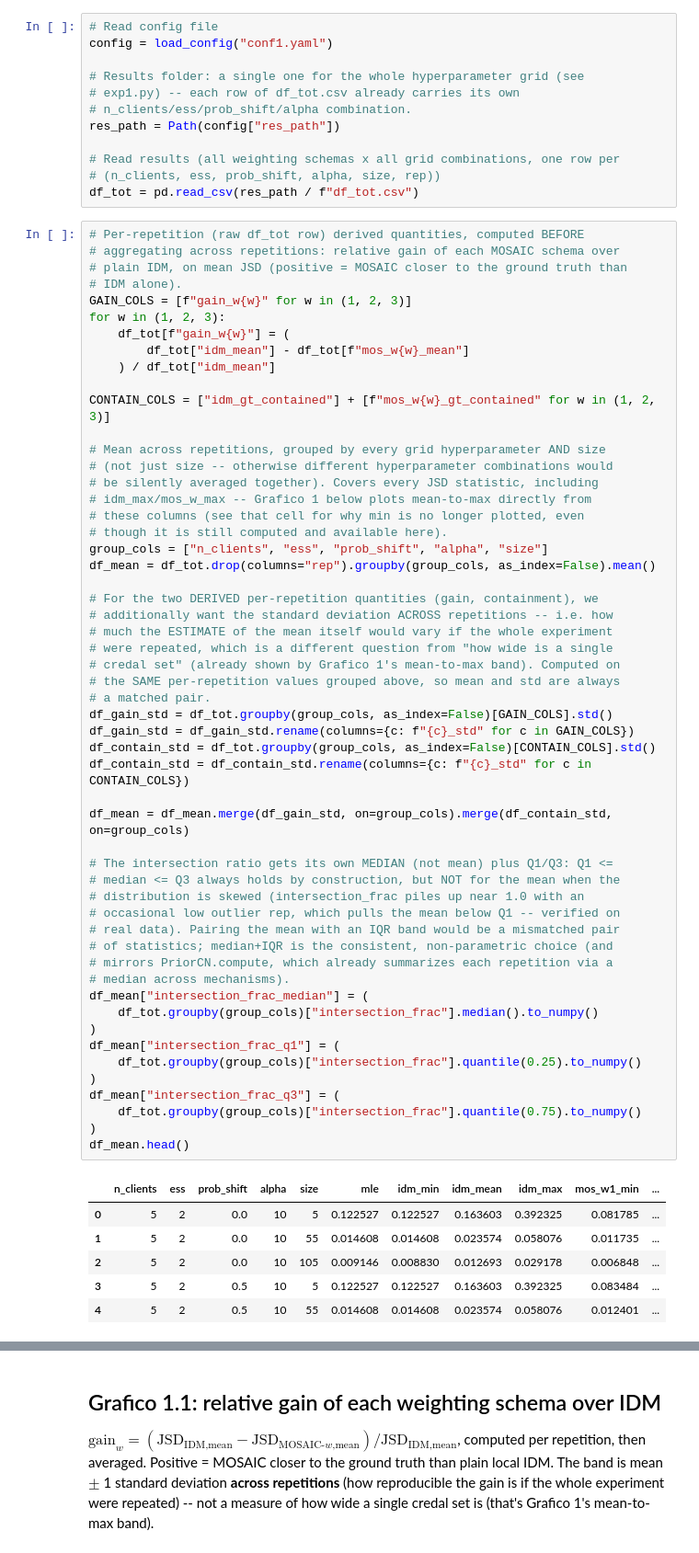
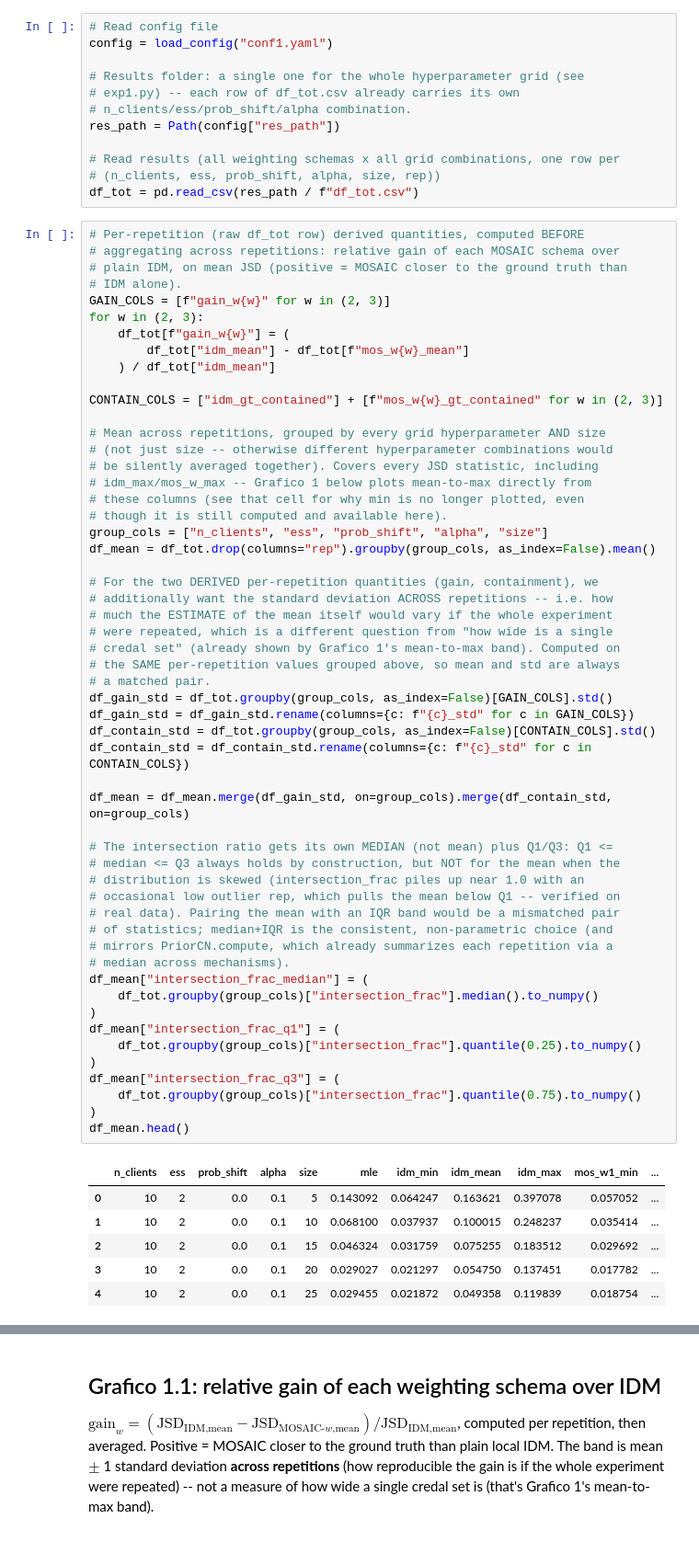
Before and after one commit to Niccolo-Rocchi/BN-FPL, a Jupyter notebook: plot1.ipynb, the cells around one changed output, grey strips where cells are left out. Shown at 92% size. Cells and saved outputs as stored; diff of their text form.

```diff
--- a/plot1.ipynb
+++ b/plot1.ipynb
@@ -32,13 +32,13 @@ df_tot = pd.read_csv(res_path / f"df_tot.csv")
 # aggregating across repetitions: relative gain of each MOSAIC schema over
 # plain IDM, on mean JSD (positive = MOSAIC closer to the ground truth than
 # IDM alone).
-GAIN_COLS = [f"gain_w{w}" for w in (1, 2, 3)]
-for w in (1, 2, 3):
+GAIN_COLS = [f"gain_w{w}" for w in (2, 3)]
+for w in (2, 3):
     df_tot[f"gain_w{w}"] = (
         df_tot["idm_mean"] - df_tot[f"mos_w{w}_mean"]
     ) / df_tot["idm_mean"]
 
-CONTAIN_COLS = ["idm_gt_contained"] + [f"mos_w{w}_gt_contained" for w in (1, 2, 3)]
+CONTAIN_COLS = ["idm_gt_contained"] + [f"mos_w{w}_gt_contained" for w in (2, 3)]
 
 # Mean across repetitions, grouped by every grid hyperparameter AND size
 # (not just size -- otherwise different hyperparameter combinations would
@@ -56,35 +56,35 @@ df_mean = df_tot.drop(columns="rep").groupby(group_cols, as_index=False).mean()
 # credal set" (already shown by Grafico 1's mean-to-max band). Computed on
 # the SAME per-repetition values grouped above, so mean and std are always
 # a matched pair.
 df_gain_std = df_tot.groupby(group_cols, as_index=False)[GAIN_COLS].std()
 df_gain_std = df_gain_std.rename(columns={c: f"{c}_std" for c in GAIN_COLS})
 df_contain_std = df_tot.groupby(group_cols, as_index=False)[CONTAIN_COLS].std()
 df_contain_std = df_contain_std.rename(columns={c: f"{c}_std" for c in CONTAIN_COLS})
 
 df_mean = df_mean.merge(df_gain_std, on=group_cols).merge(df_contain_std, on=group_cols)
 
 # The intersection ratio gets its own MEDIAN (not mean) plus Q1/Q3: Q1 <=
 # median <= Q3 always holds by construction, but NOT for the mean when the
 # distribution is skewed (intersection_frac piles up near 1.0 with an
 # occasional low outlier rep, which pulls the mean below Q1 -- verified on
 # real data). Pairing the mean with an IQR band would be a mismatched pair
 # of statistics; median+IQR is the consistent, non-parametric choice (and
 # mirrors PriorCN.compute, which already summarizes each repetition via a
 # median across mechanisms).
 df_mean["intersection_frac_median"] = (
     df_tot.groupby(group_cols)["intersection_frac"].median().to_numpy()
 )
 df_mean["intersection_frac_q1"] = (
     df_tot.groupby(group_cols)["intersection_frac"].quantile(0.25).to_numpy()
 )
 df_mean["intersection_frac_q3"] = (
     df_tot.groupby(group_cols)["intersection_frac"].quantile(0.75).to_numpy()
 )
 df_mean.head()
 # %% [output]
 |  | n_clients | ess | prob_shift | alpha | size | mle | idm_min | idm_mean | idm_max | mos_w1_min | ... |
-| 0 | 5 | 2 | 0.0 | 10 | 5 | 0.122527 | 0.122527 | 0.163603 | 0.392325 | 0.081785 | ... |
-| 1 | 5 | 2 | 0.0 | 10 | 55 | 0.014608 | 0.014608 | 0.023574 | 0.058076 | 0.011735 | ... |
-| 2 | 5 | 2 | 0.0 | 10 | 105 | 0.009146 | 0.008830 | 0.012693 | 0.029178 | 0.006848 | ... |
-| 3 | 5 | 2 | 0.5 | 10 | 5 | 0.122527 | 0.122527 | 0.163603 | 0.392325 | 0.083484 | ... |
-| 4 | 5 | 2 | 0.5 | 10 | 55 | 0.014608 | 0.014608 | 0.023574 | 0.058076 | 0.012401 | ... |
+| 0 | 10 | 2 | 0.0 | 0.1 | 5 | 0.143092 | 0.064247 | 0.163621 | 0.397078 | 0.057052 | ... |
+| 1 | 10 | 2 | 0.0 | 0.1 | 10 | 0.068100 | 0.037937 | 0.100015 | 0.248237 | 0.035414 | ... |
+| 2 | 10 | 2 | 0.0 | 0.1 | 15 | 0.046324 | 0.031759 | 0.075255 | 0.183512 | 0.029692 | ... |
+| 3 | 10 | 2 | 0.0 | 0.1 | 20 | 0.029027 | 0.021297 | 0.054750 | 0.137451 | 0.017782 | ... |
+| 4 | 10 | 2 | 0.0 | 0.1 | 25 | 0.029455 | 0.021872 | 0.049358 | 0.119839 | 0.018754 | ... |
```
Also changed, not shown: parts of 8 cells of this notebook, 12 other files.
